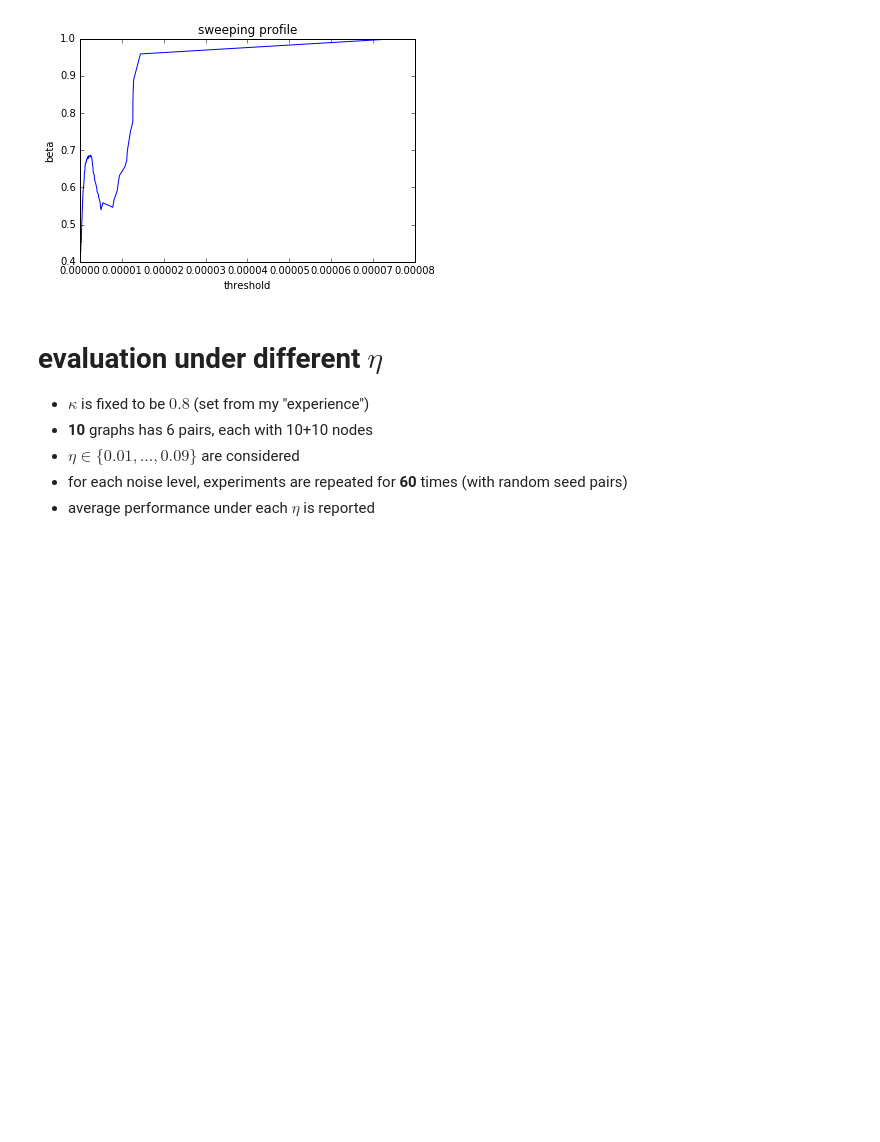
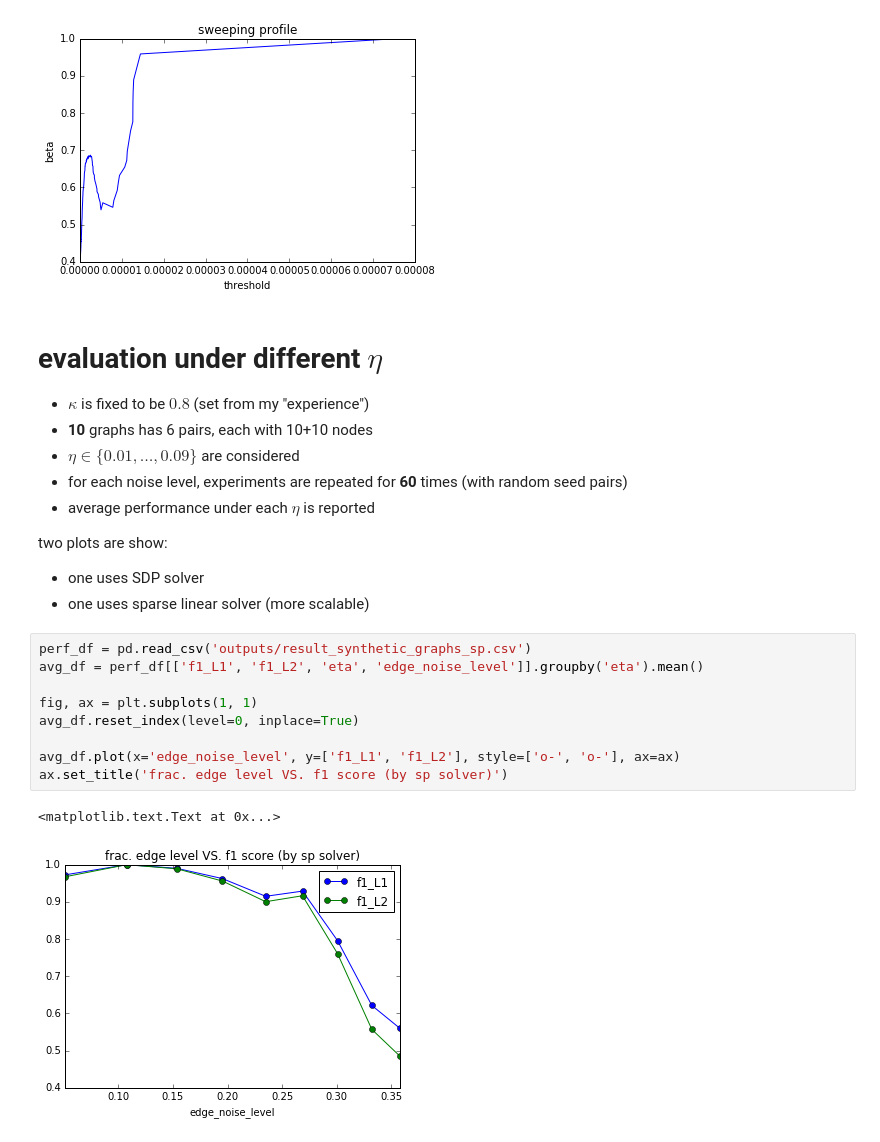
Before and after one commit to xiaohan2012/signed-local-community, a Jupyter notebook: experiment_on_synthetic_graphs.ipynb, the cells around one changed output. Drawn from its saved outputs; the diff is of its cells as text; blank space fills up the shorter version.

```diff
--- a/experiment_on_synthetic_graphs.ipynb
+++ b/experiment_on_synthetic_graphs.ipynb
@@ -191,6 +191,23 @@ beta calcualte details: {'edges_outside': 81.0, 'neg_degree_inside': 1508, 'vol_
 - $\eta \in \{0.01, \ldots, 0.09\}$ are considered
 - for each noise level, experiments are repeated for **60** times (with random seed pairs)
 - average performance under each $\eta$ is reported
+
+two plots are show:
+
+- one uses SDP solver
+- one uses sparse linear solver (more scalable)
+# %%
+perf_df = pd.read_csv('outputs/result_synthetic_graphs_sp.csv')
+avg_df = perf_df[['f1_L1', 'f1_L2', 'eta', 'edge_noise_level']].groupby('eta').mean()
+
+fig, ax = plt.subplots(1, 1)
+avg_df.reset_index(level=0, inplace=True)
+
+avg_df.plot(x='edge_noise_level', y=['f1_L1', 'f1_L2'], style=['o-', 'o-'], ax=ax)
+ax.set_title('frac. edge level VS. f1 score (by sp solver)')
+# %% [output]
+<matplotlib.text.Text at 0x...>
+[figure, added]
 # %%
 perf_df = pd.read_csv('outputs/result_synthetic_graphs.csv')
 avg_df = perf_df[['f1_L1', 'f1_L2', 'eta', 'edge_noise_level']].groupby('eta').mean()
```
Also changed, not shown: parts of 1 cell of this notebook, 4 other files.
